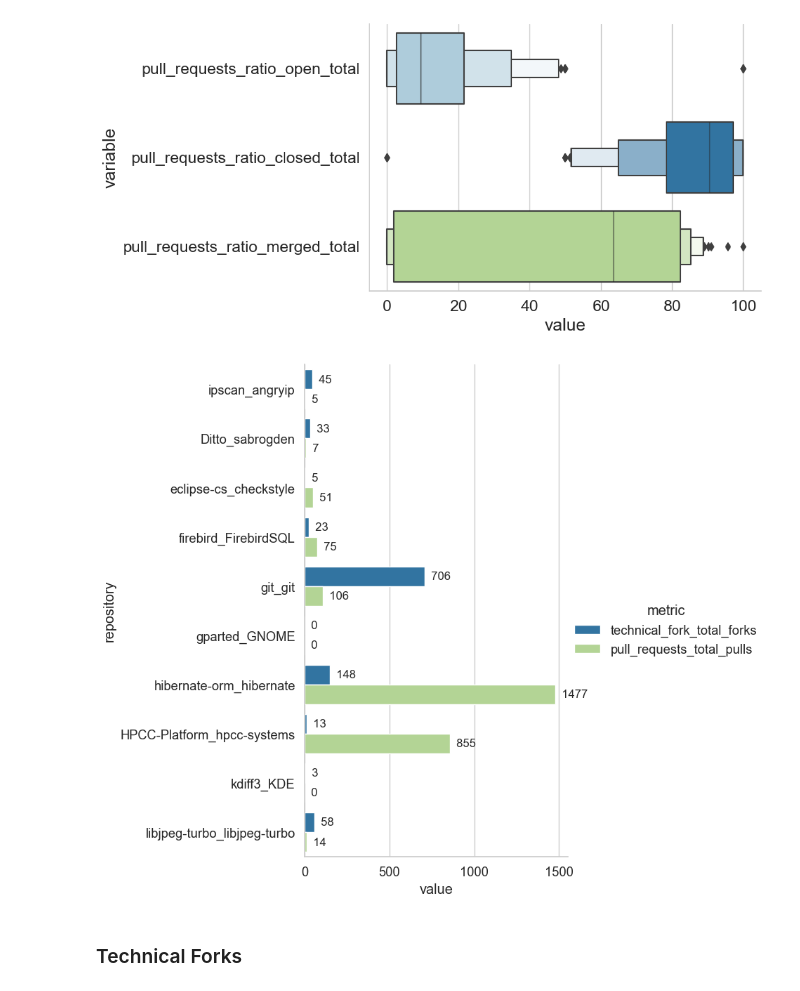
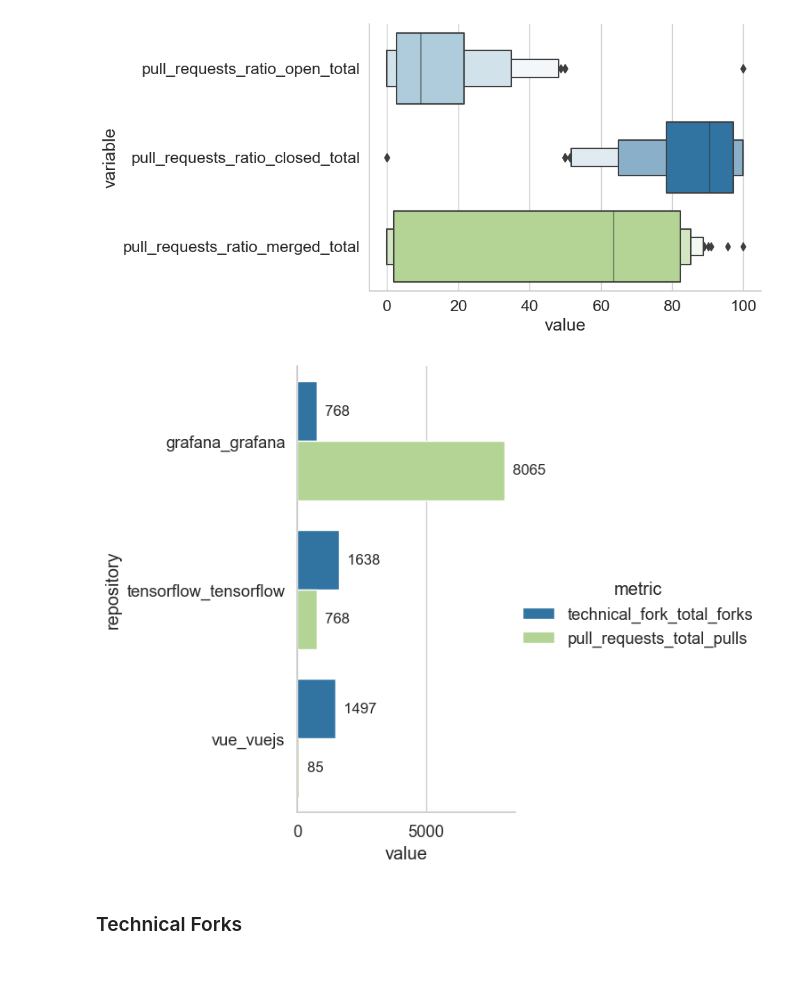
Before and after one commit to JacquelineSchmatz/MDI_Thesis, a Jupyter notebook: analysis/Results_analysis.ipynb, the cells around one changed output. Drawn from its saved outputs; the diff is of its cells as text; code cells hidden in the pictures.

```diff
--- a/analysis/Results_analysis.ipynb
+++ b/analysis/Results_analysis.ipynb
@@ -521,23 +532,23 @@ plt.savefig("figures/literature_pulls_box.png", bbox_inches='tight')
 # %%
 literature_pulls_forks_rel_bar = literature_sample[["repository","technical_fork_total_forks", "pull_requests_total_pulls"]]
 
-literature_pulls_forks_rel_bar_cut = literature_pulls_forks_rel_bar.iloc[:10]
+literature_pulls_forks_rel_bar_cut = literature_pulls_forks_rel_bar.iloc[57:60]
 literature_pulls_forks_rel_bar_cut = pd.melt(literature_pulls_forks_rel_bar_cut, id_vars=["repository"], value_name="value")
 literature_pulls_forks_rel_bar_cut.columns = ["repository", "metric", "value"]
 sns.set_theme(font_scale=1.2, style="whitegrid")
 g = sns.catplot(
     data=literature_pulls_forks_rel_bar_cut, kind="bar",
     x="value", y="repository", hue="metric",
-    errorbar="sd", palette=palette[1:], height=8
+    errorbar="sd", palette=palette[1:], height=6
 )
 
 ax = g.facet_axis(0, 0)
 for container in ax.containers:
     ax.bar_label(container,size=12,fmt='  %.0f')
 plt.savefig("figures/literature_pulls_forks_rel_bar.png")
 sns.set_theme(font_scale=1.5, style="whitegrid")
 # %% [output]
-[figure, old version]
+[figure, new version]
 # %% [markdown]
 ### Technical Forks
 # %%
```
Also changed, not shown: parts of 27 cells of this notebook.
